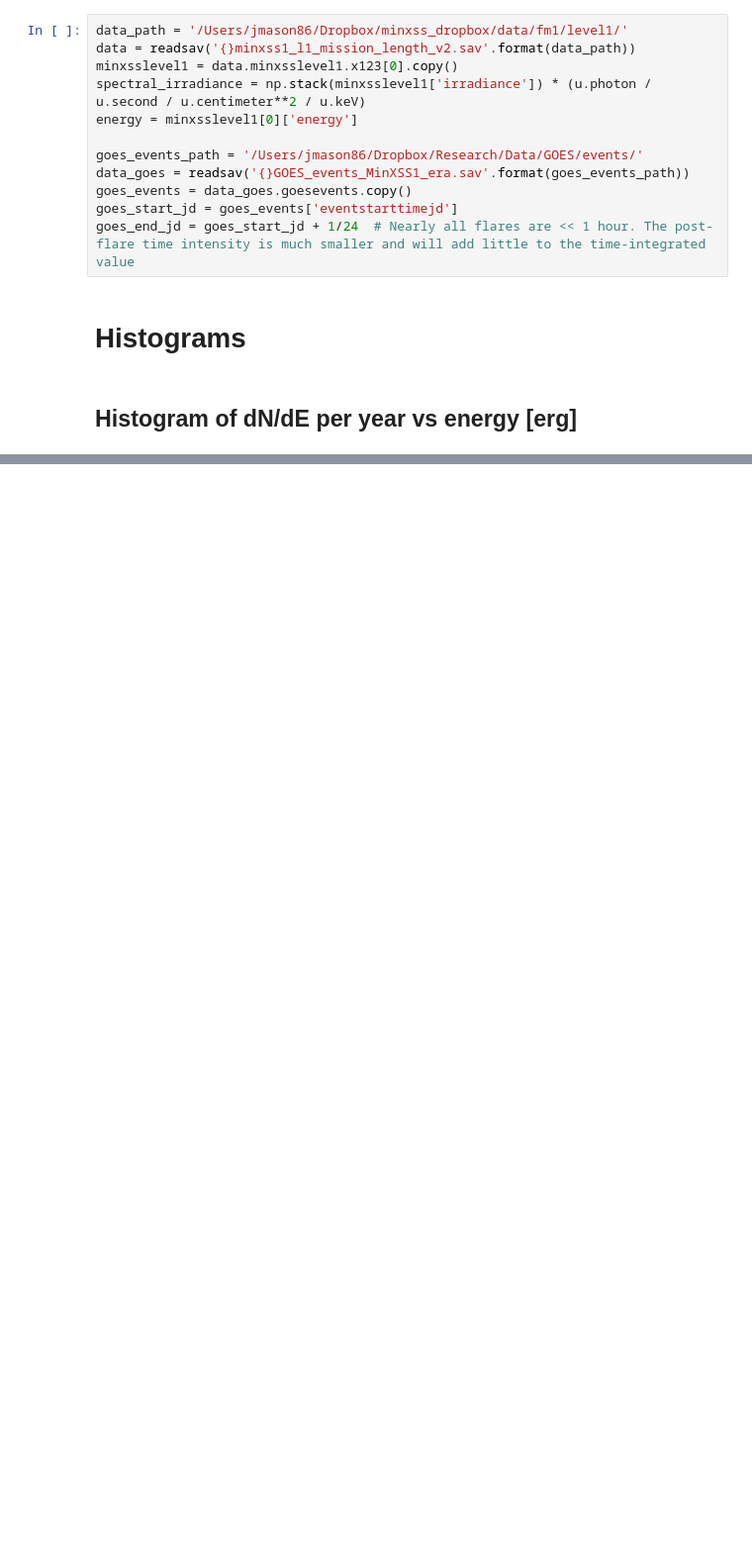
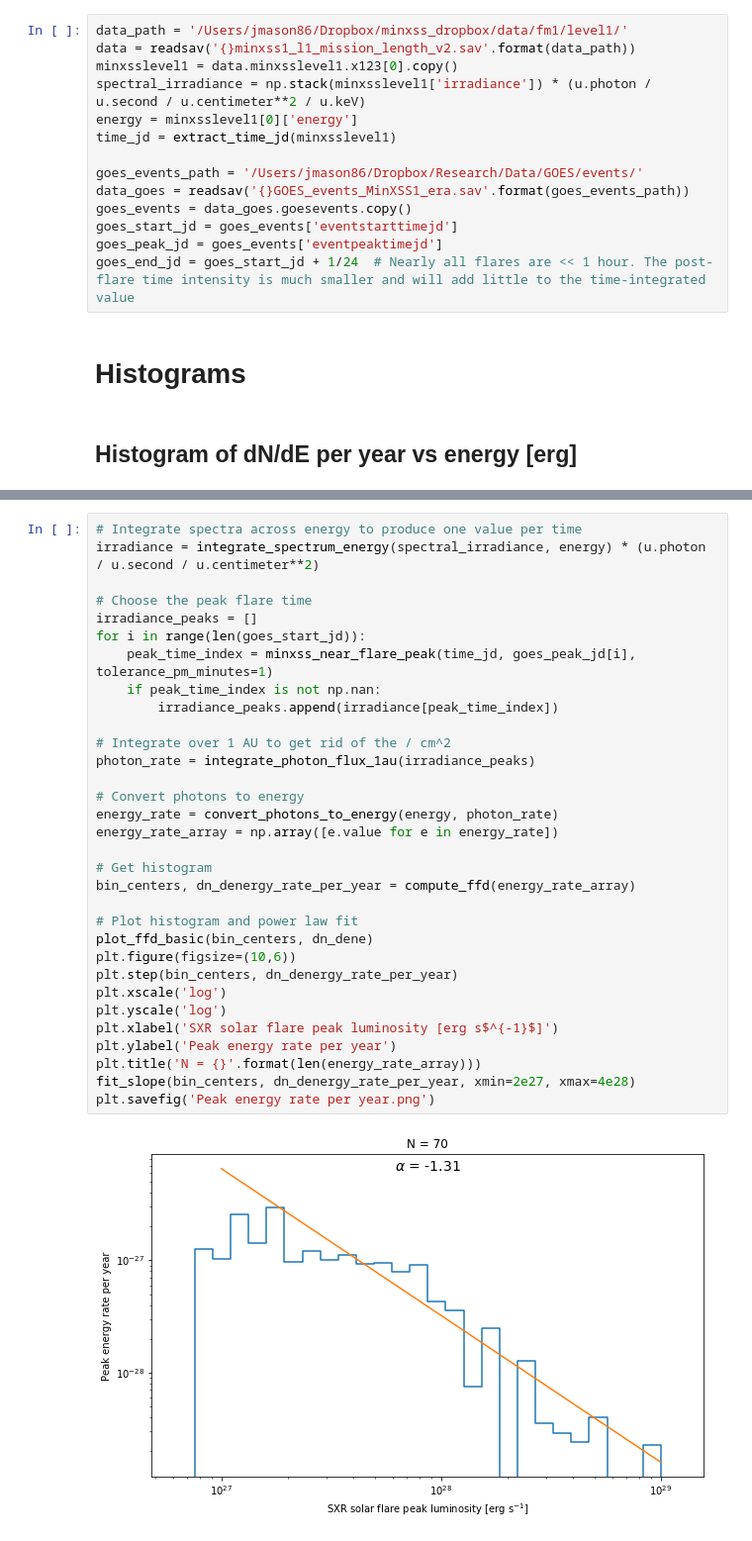
Before and after one commit to jmason86/MinXSS_Flare_Frequency_Distribution, a Jupyter notebook: minxss_make_flare_frequency_distribution.ipynb, the cells around one changed output, grey strips where cells are left out. Shown at 99% size. Drawn from its saved outputs; the diff is of its cells as text; blank space fills up the shorter version.

```diff
--- a/minxss_make_flare_frequency_distribution.ipynb
+++ b/minxss_make_flare_frequency_distribution.ipynb
@@ -52,11 +88,13 @@ data = readsav('{}minxss1_l1_mission_length_v2.sav'.format(data_path))
 minxsslevel1 = data.minxsslevel1.x123[0].copy()
 spectral_irradiance = np.stack(minxsslevel1['irradiance']) * (u.photon / u.second / u.centimeter**2 / u.keV)
 energy = minxsslevel1[0]['energy']
+time_jd = extract_time_jd(minxsslevel1)
 
 goes_events_path = '/Users/jmason86/Dropbox/Research/Data/GOES/events/'
 data_goes = readsav('{}GOES_events_MinXSS1_era.sav'.format(goes_events_path))
 goes_events = data_goes.goesevents.copy()
 goes_start_jd = goes_events['eventstarttimejd']
+goes_peak_jd = goes_events['eventpeaktimejd']
 goes_end_jd = goes_start_jd + 1/24  # Nearly all flares are << 1 hour. The post-flare time intensity is much smaller and will add little to the time-integrated value
 # %% [markdown]
 # Histograms
@@ -115,0 +133,34 @@ fit_slope(bin_centers, dn_de_per_year)
+# %%
+# Integrate spectra across energy to produce one value per time
+irradiance = integrate_spectrum_energy(spectral_irradiance, energy) * (u.photon / u.second / u.centimeter**2)
+
+# Choose the peak flare time
+irradiance_peaks = []
+for i in range(len(goes_start_jd)):
+    peak_time_index = minxss_near_flare_peak(time_jd, goes_peak_jd[i], tolerance_pm_minutes=1)
+    if peak_time_index is not np.nan:
+        irradiance_peaks.append(irradiance[peak_time_index])
+
+# Integrate over 1 AU to get rid of the / cm^2
+photon_rate = integrate_photon_flux_1au(irradiance_peaks)
+
+# Convert photons to energy
+energy_rate = convert_photons_to_energy(energy, photon_rate)
+energy_rate_array = np.array([e.value for e in energy_rate])
+
+# Get histogram
+bin_centers, dn_denergy_rate_per_year = compute_ffd(energy_rate_array)
+
+# Plot histogram and power law fit
+plot_ffd_basic(bin_centers, dn_dene)
+plt.figure(figsize=(10,6))
+plt.step(bin_centers, dn_denergy_rate_per_year)
+plt.xscale('log')
+plt.yscale('log')
+plt.xlabel('SXR solar flare peak luminosity [erg s$^{-1}$]')
+plt.ylabel('Peak energy rate per year')
+plt.title('N = {}'.format(len(energy_rate_array)))
+fit_slope(bin_centers, dn_denergy_rate_per_year, xmin=2e27, xmax=4e28)
+plt.savefig('Peak energy rate per year.png')
+# %% [output]
+[figure, added]
```
Also changed, not shown: parts of 9 cells of this notebook, 2 other files.
